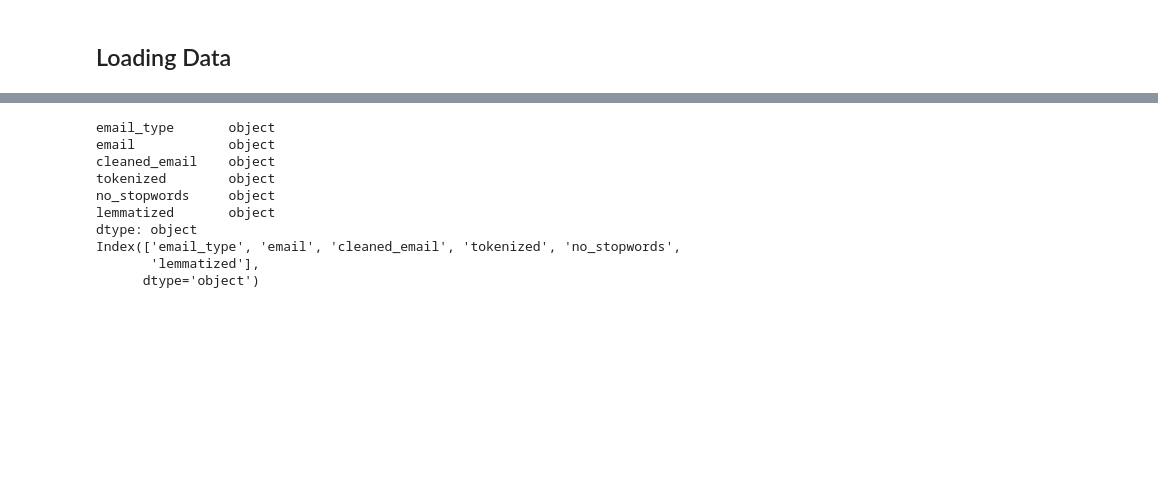
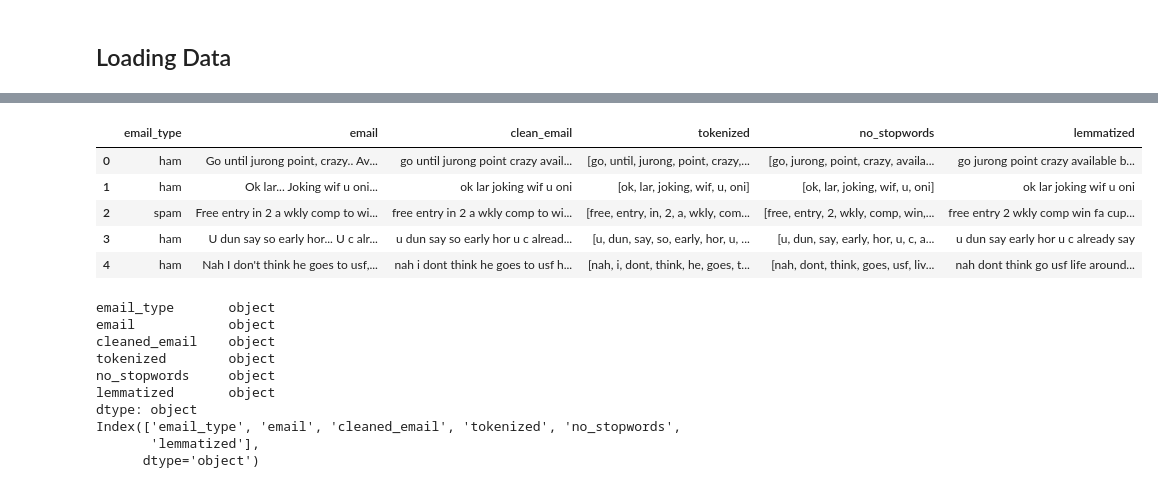
Before and after one commit to jakkkc/email_SPAM_detector, a Jupyter notebook: index.ipynb, the cells around one changed output, grey strips where cells are left out. Cells and saved outputs as stored; diff of their text form; code cells hidden in the pictures; blank space fills up the shorter version.

Commit message:
finishing data cleaning

```diff
--- a/index.ipynb
+++ b/index.ipynb
@@ -152,3 +114,0 @@ df
-# %%
-email = df['v2']
-email
@@ -167,0 +115,17 @@ Name: v2, Length: 5572, dtype: object
+# %%
+#Class to load our data
+class data_Loader:
+    def __init__(self, path):
+        self.path = path
+        self.data = None
+
+    def load_data(self):
+        # Load emails
+        self.data = pd.read_csv(self.path, encoding='latin1')
+        return self.data
+
+    # call class
+path = 'spam.csv'
+data_loader = data_Loader(path)
+df = data_loader.load_data()
+print(df.head())
@@ -393,3 +254,18 @@ processed_df = df
+# %%
+# Instasiating the class
+prepared_data = DataPreparation(path)
+
+# Calling  the apply-class-methods
+processed_df = prepared_data.apply_class_methods()
+
+processed_df.head()
+# %% [output]
+|  | email_type | email | clean_email | tokenized | no_stopwords | lemmatized |
+| 0 | ham | Go until jurong point, crazy.. Av... | go until jurong point crazy avail... | [go, until, jurong, point, crazy,... | [go, jurong, point, crazy, availa... | go jurong point crazy available b... |
+| 1 | ham | Ok lar... Joking wif u oni... | ok lar joking wif u oni | [ok, lar, joking, wif, u, oni] | [ok, lar, joking, wif, u, oni] | ok lar joking wif u oni |
+| 2 | spam | Free entry in 2 a wkly comp to wi... | free entry in 2 a wkly comp to wi... | [free, entry, in, 2, a, wkly, com... | [free, entry, 2, wkly, comp, win,... | free entry 2 wkly comp win fa cup... |
+| 3 | ham | U dun say so early hor... U c alr... | u dun say so early hor u c alread... | [u, dun, say, so, early, hor, u, ... | [u, dun, say, early, hor, u, c, a... | u dun say early hor u c already say |
+| 4 | ham | Nah I don't think he goes to usf,... | nah i dont think he goes to usf h... | [nah, i, dont, think, he, goes, t... | [nah, dont, think, goes, usf, liv... | nah dont think go usf life around... |
 # %%
 #  Verify Data Types
 # %%
```
Also changed, not shown: parts of 31 cells of this notebook.
